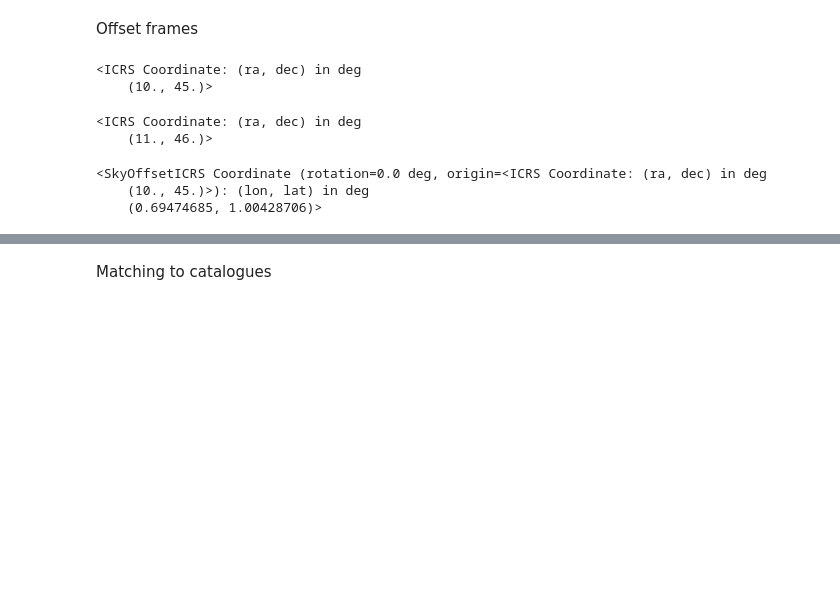
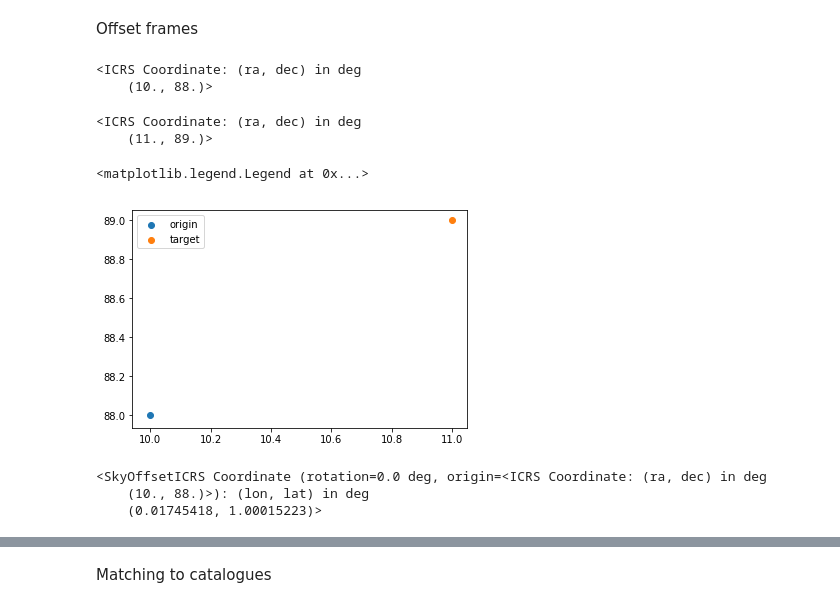
Before and after one commit to lockepatton/ASTR100-2020, a Jupyter notebook: Notes/2020_02_18_Matching_Catalogues/2020_02_18_Matching_Objects_with_astropy.ipynb, the cells around one changed output, grey strips where cells are left out. Cells and saved outputs as stored; diff of their text form; code cells hidden in the pictures; blank space fills up the shorter version.

```diff
--- a/Notes/2020_02_18_Matching_Catalogues/2020_02_18_Matching_Objects_with_astropy.ipynb
+++ b/Notes/2020_02_18_Matching_Catalogues/2020_02_18_Matching_Objects_with_astropy.ipynb
@@ -47,21 +47,28 @@ Offset frames
 # %%
 from astropy.coordinates import SkyOffsetFrame, ICRS, SkyCoord
 # %%
-center = ICRS(10*u.deg, 45*u.deg)
+center = ICRS(10*u.deg, 88*u.deg)
 print(center)
 # %% [output]
 <ICRS Coordinate: (ra, dec) in deg
-    (10., 45.)>
+    (10., 88.)>
 # %%
-target = ICRS(11*u.deg, 46*u.deg)
+target = ICRS(11*u.deg, 89*u.deg)
 print(target)
 # %% [output]
 <ICRS Coordinate: (ra, dec) in deg
-    (11., 46.)>
+    (11., 89.)>
+# %%
+plt.scatter(center.ra, center.dec, label='origin')
+plt.scatter(target.ra, target.dec, label='target')
+plt.legend()
+# %% [output]
+<matplotlib.legend.Legend at 0x...>
+[figure, added]
 # %%
 target_in_center_frame = target.transform_to(SkyOffsetFrame(origin=center))
 print(target_in_center_frame)
 # %% [output]
 <SkyOffsetICRS Coordinate (rotation=0.0 deg, origin=<ICRS Coordinate: (ra, dec) in deg
-    (10., 45.)>): (lon, lat) in deg
-    (0.69474685, 1.00428706)>
+    (10., 88.)>): (lon, lat) in deg
+    (0.01745418, 1.00015223)>
```
Also changed, not shown: parts of 10 cells of this notebook.
